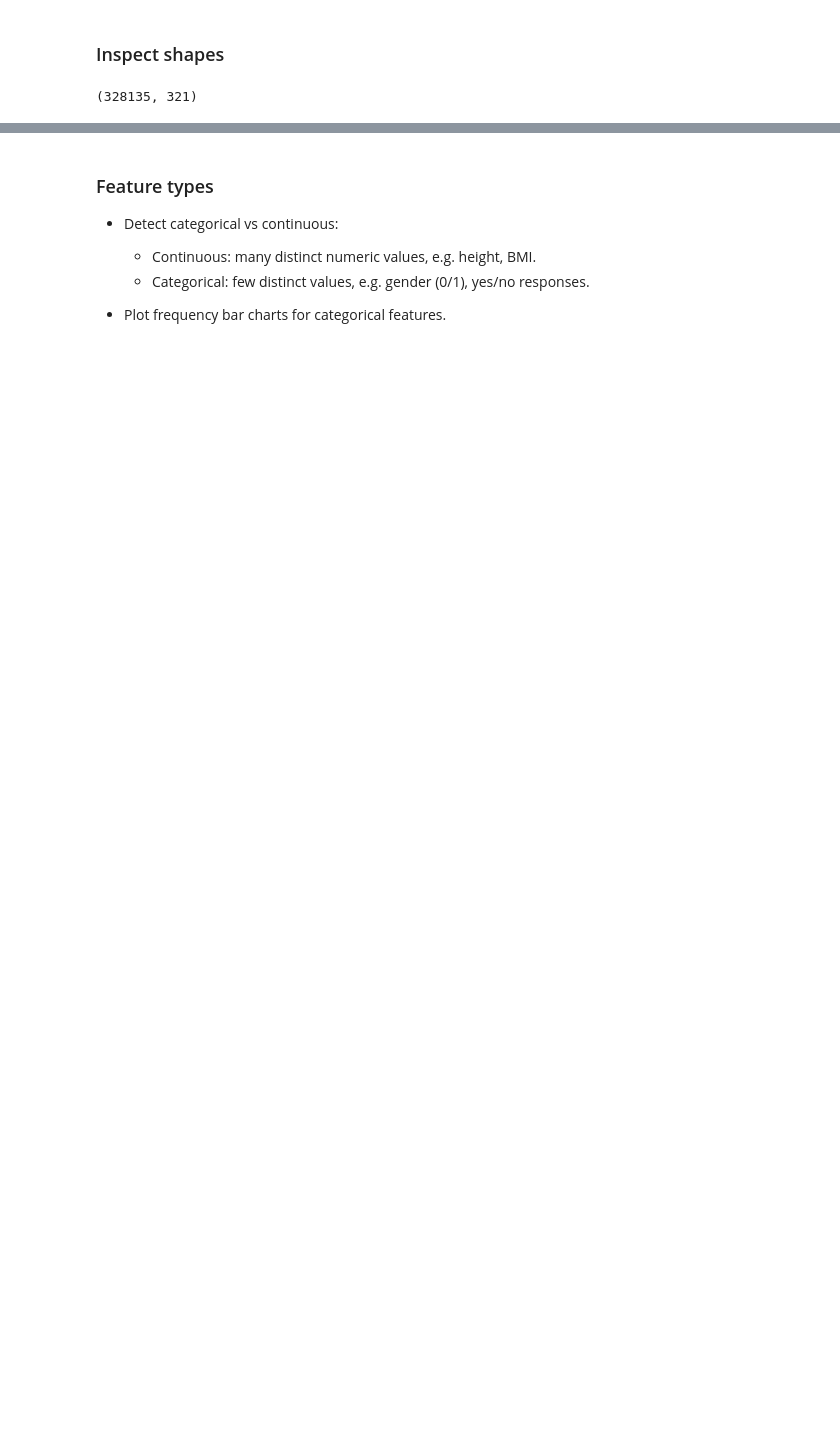
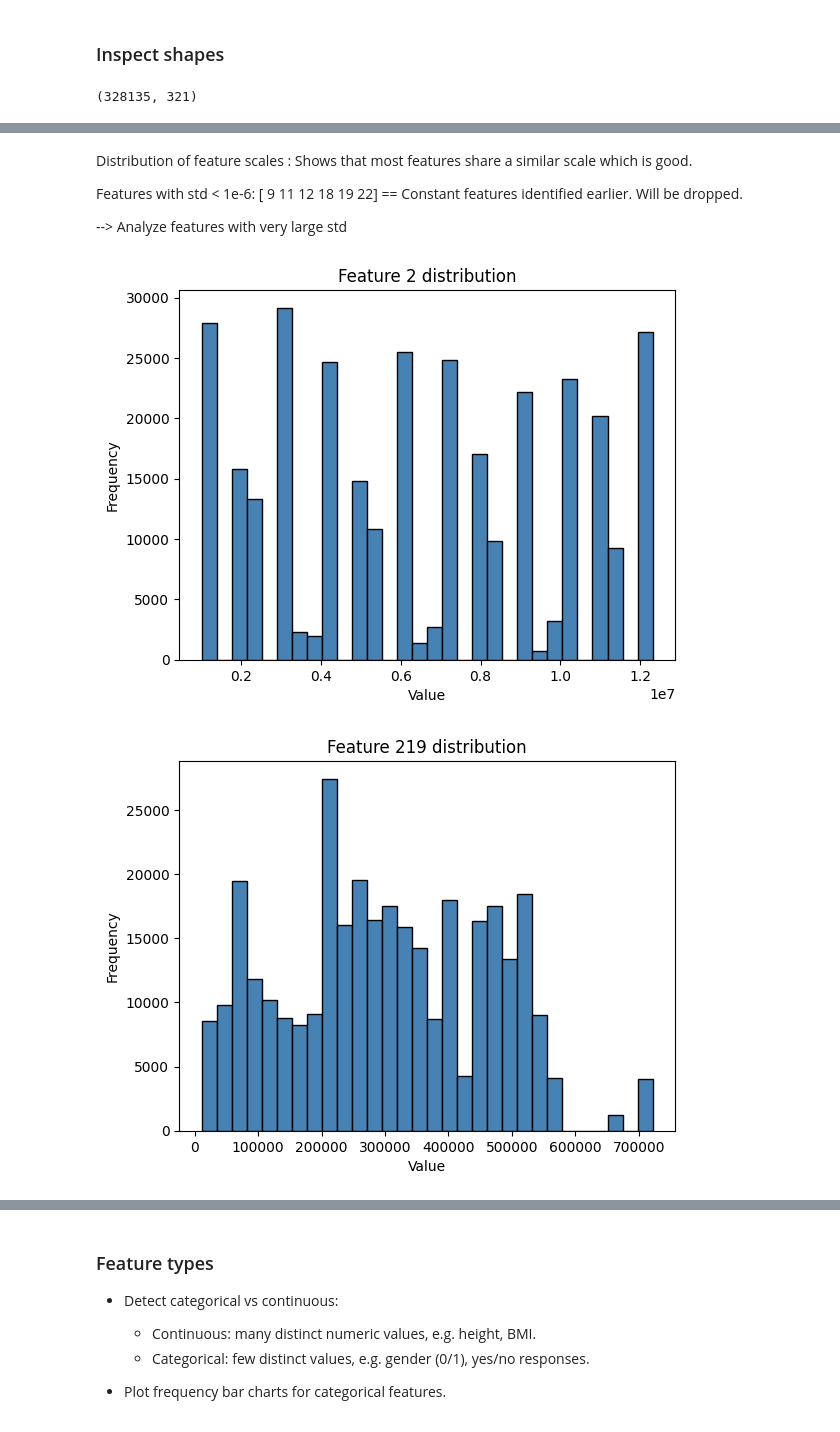
Before and after one commit to ismaberra/ml-higgs-classification, a Jupyter notebook: preprocessing.ipynb, the cells around one changed output, grey strips where cells are left out. Cells and saved outputs as stored; diff of their text form; code cells hidden in the pictures; blank space fills up the shorter version.

```diff
--- a/preprocessing.ipynb
+++ b/preprocessing.ipynb
@@ -22,0 +120,20 @@ array([-1, -1, -1, ..., -1, -1, -1])
+# %% [markdown]
+Distribution of feature scales : Shows that most features share a similar scale which is good.
+
+Features with std < 1e-6: [ 9 11 12 18 19 22] == Constant features identified earlier. Will be dropped.
+
+--> Analyze features with very large std
+# %%
+de.plot_feature_distribution(x_train, 2)
+de.plot_feature_distribution(x_train, 219)
+de.plot_feature_distribution(x_train, 62)
+de.plot_feature_distribution(x_train, 63)
+de.plot_feature_distribution(x_train, 101)
+de.plot_feature_distribution(x_train, 105)
+de.plot_feature_distribution(x_train, 264)
+
+### Analysis
+# Features do not seem to be continuous. Could be IDs or code-like features. Need encoding as categorical.
+# %% [output]
+[figure, added]
+[figure, added]
```
Also changed, not shown: parts of 23 cells of this notebook, 1 other file.
